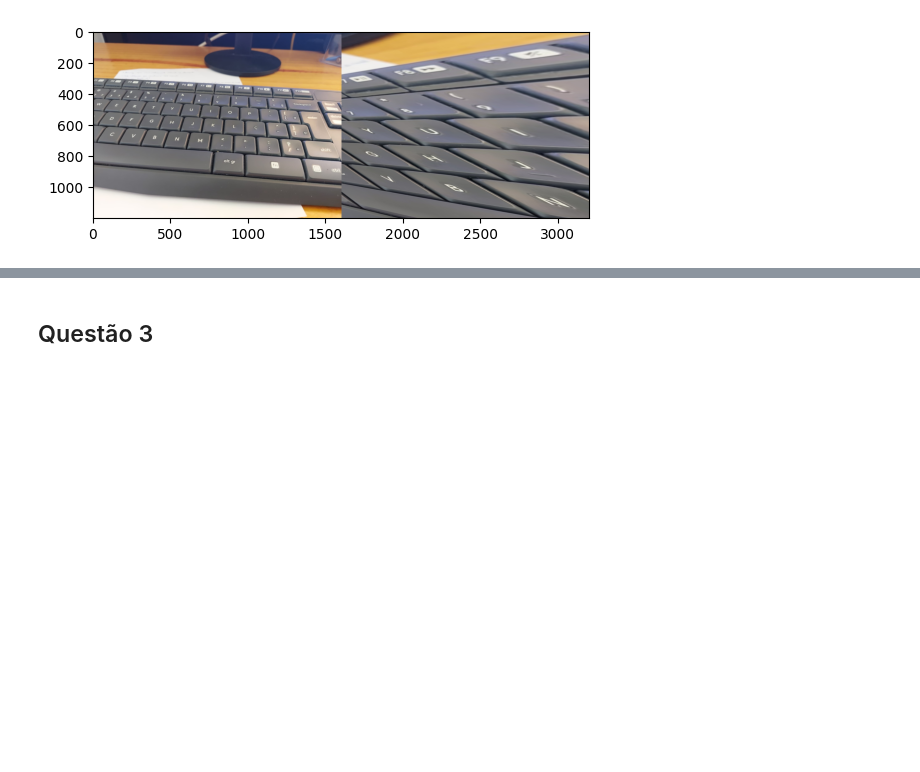
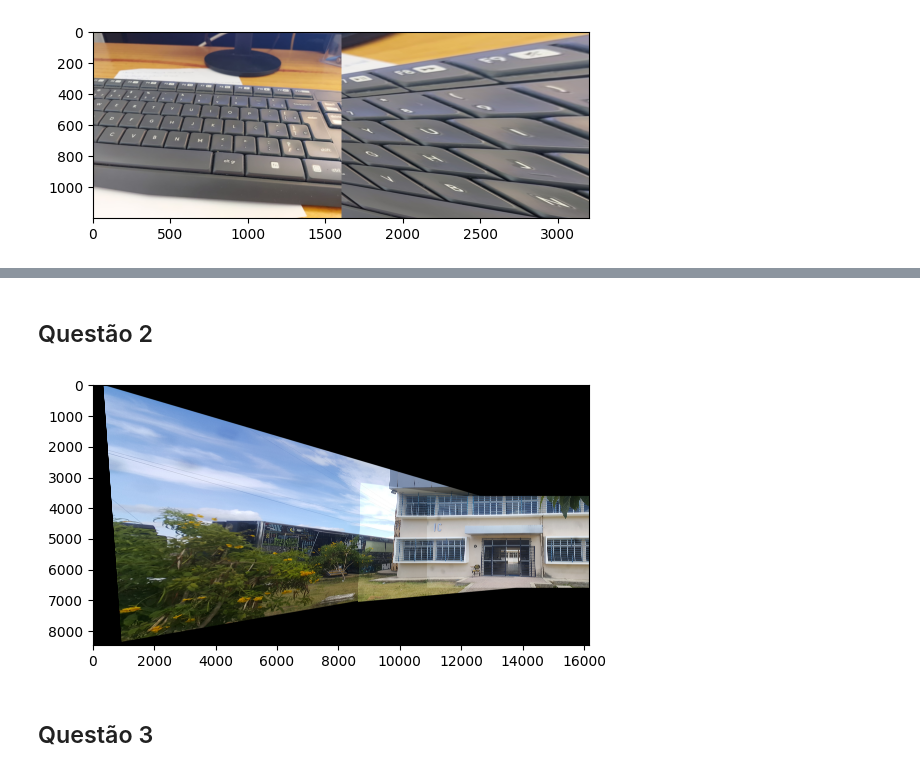
Before and after one commit to ghastcmd/computer-vision, a Jupyter notebook: list-3/lista3.ipynb, the cells around one changed output, grey strips where cells are left out. Saved outputs shown, nothing was run; the diff lists cells and outputs as text; code cells hidden in the pictures; blank space fills up the shorter version.

```diff
--- a/list-3/lista3.ipynb
+++ b/list-3/lista3.ipynb
@@ -239,0 +251,3 @@ if len(good) > MIN_MATCH_COUNT:
+# %%
+def show_stitch(res):
+    plt.imshow(cv2.cvtColor(res, cv2.COLOR_BGR2RGB))
@@ -240,3 +258,15 @@ if len(good) > MIN_MATCH_COUNT:
+# %% [markdown]
+## Questão 2
+# %%
+image0 = cv2.imread(os.path.join(IMAGES_PATH, 'ic1.jpg'))
+# %%
+res1 = stitch_two_images(image0, image1)
+# %%
+res2 = stitch_two_images(res1, image2)
+# %%
+show_stitch(res2)
+# %% [output]
+[figure, added]
 # %% [markdown]
 ## Questão 3
 # %%
```
Also changed, not shown: parts of 7 cells of this notebook, 1 other file.
